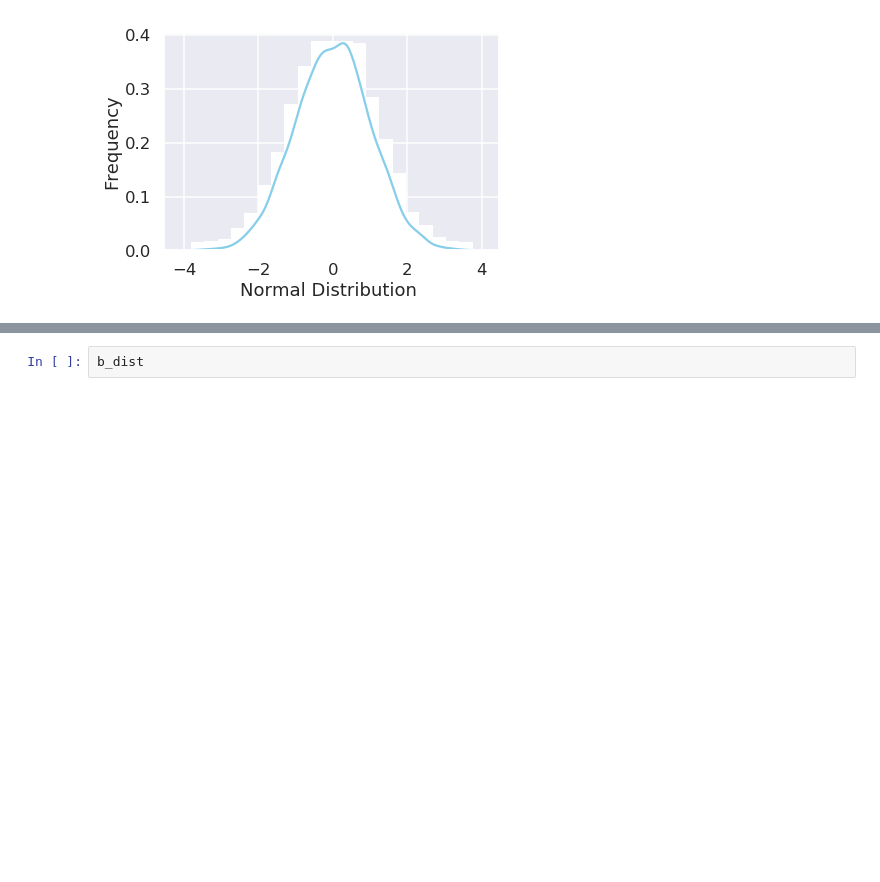
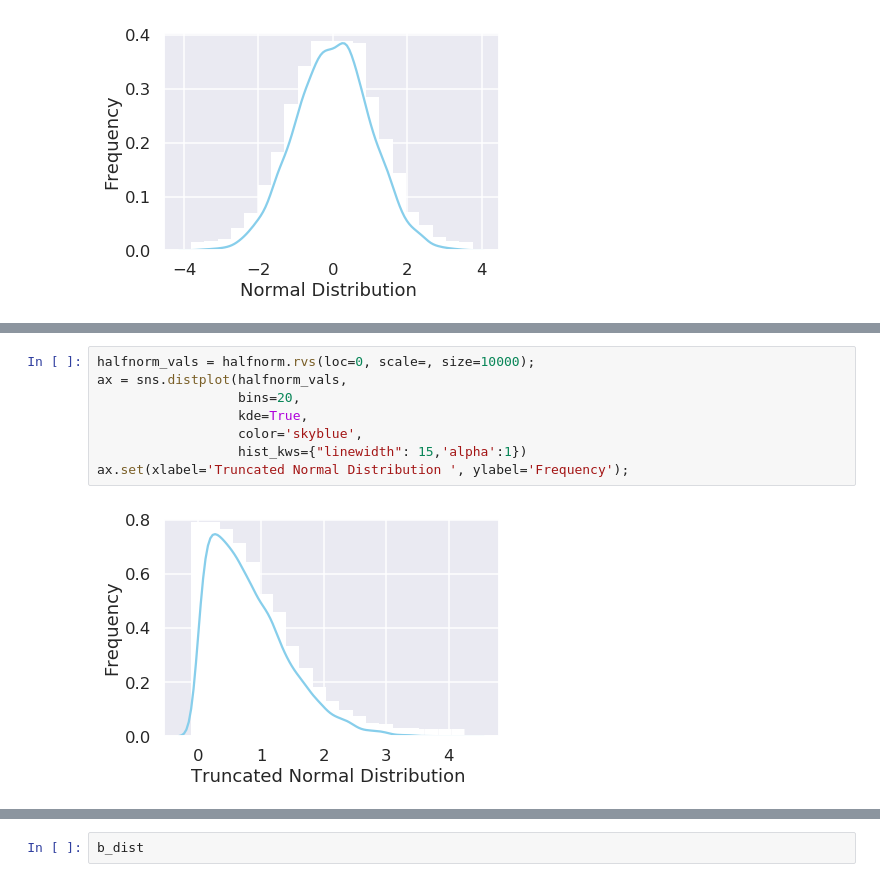
Before and after one commit to deppen8/prospect, a Jupyter notebook: notebooks/distribution_dev.ipynb, the cells around one changed output, grey strips where cells are left out. Drawn from its saved outputs; the diff is of its cells as text; blank space fills up the shorter version.

```diff
--- a/notebooks/distribution_dev.ipynb
+++ b/notebooks/distribution_dev.ipynb
@@ -55,0 +64,10 @@ b_dist = beta(a=7, b=3)
+# %%
+halfnorm_vals = halfnorm.rvs(loc=0, scale=, size=10000);
+ax = sns.distplot(halfnorm_vals,
+                  bins=20,
+                  kde=True,
+                  color='skyblue',
+                  hist_kws={"linewidth": 15,'alpha':1})
+ax.set(xlabel='Truncated Normal Distribution ', ylabel='Frequency');
+# %% [output]
+[figure, added]
```
Also changed, not shown: parts of 4 cells of this notebook.
